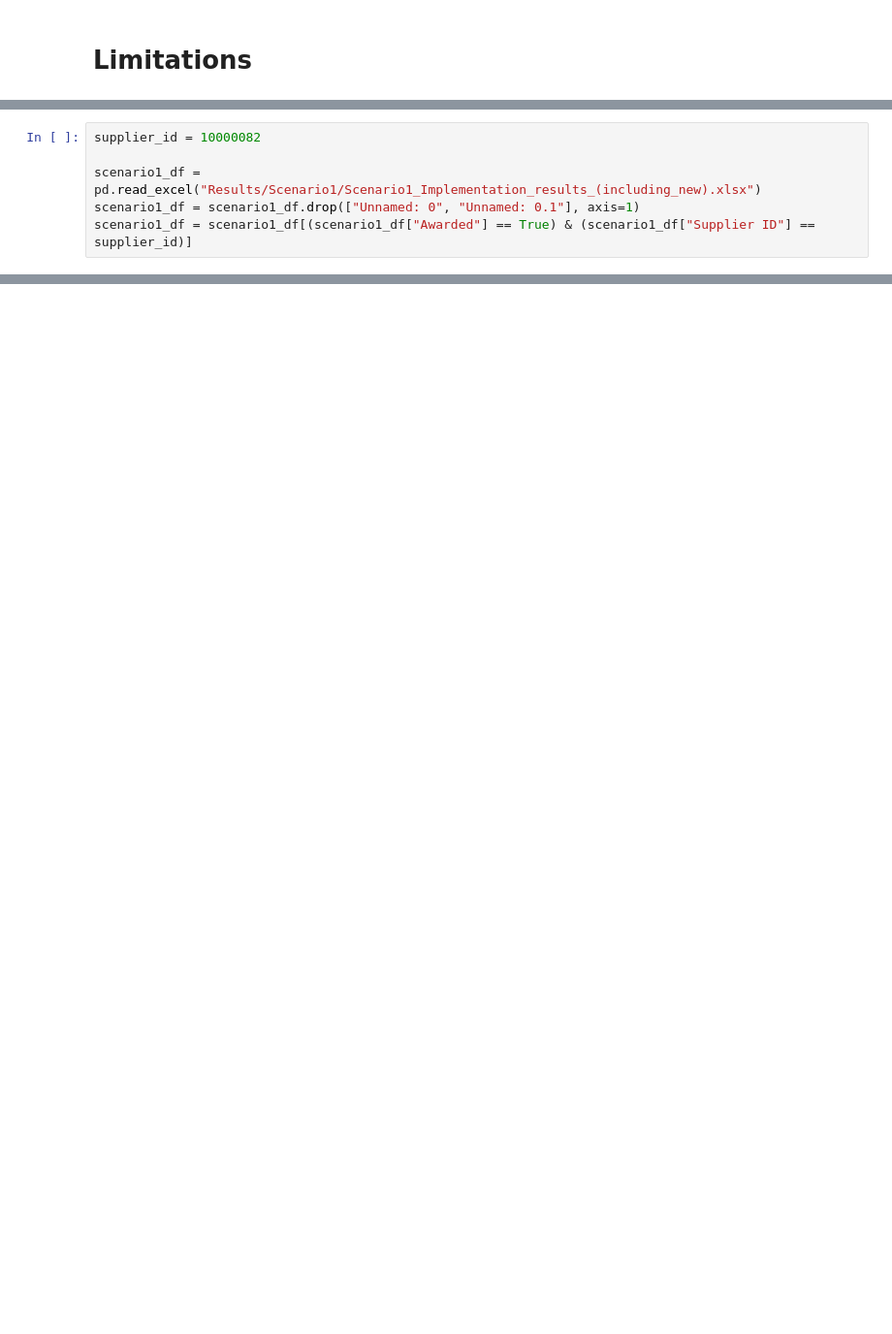
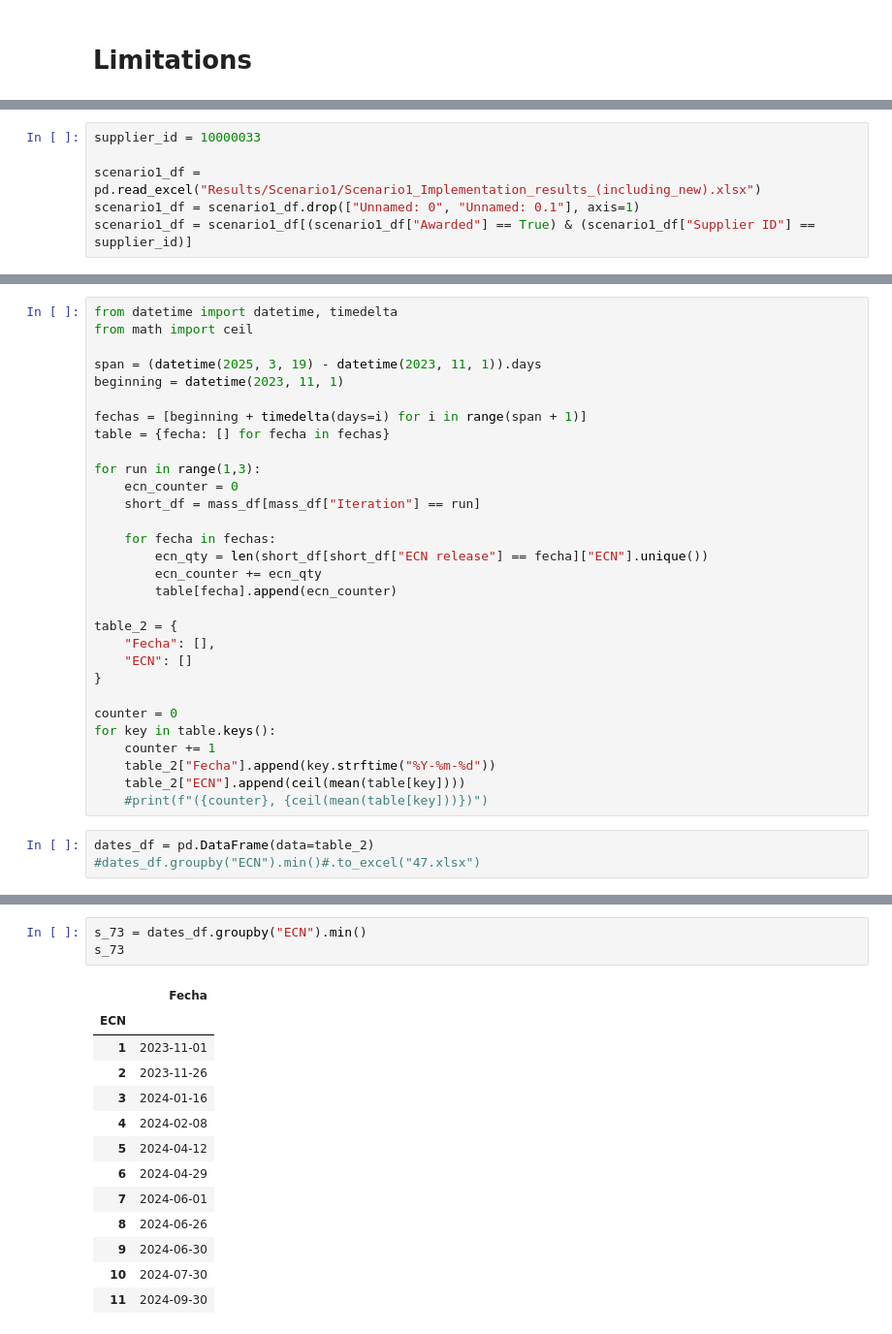
Before and after one commit to rubusarbaro/supplier-selection_fuzzy-logic_thesis, a Jupyter notebook: Calc.ipynb, the cells around one changed output, grey strips where cells are left out. Shown: that part at 97% size. Saved outputs shown, nothing was run; the diff lists cells and outputs as text; blank space fills up the shorter version.

```diff
--- a/Calc.ipynb
+++ b/Calc.ipynb
@@ -395,5 +249,5 @@ Scenario1_Implementation_results_(only_existent).xlsx
 # %%
-supplier_id = 10000082
+supplier_id = 10000033
 
 scenario1_df = pd.read_excel("Results/Scenario1/Scenario1_Implementation_results_(including_new).xlsx")
 scenario1_df = scenario1_df.drop(["Unnamed: 0", "Unnamed: 0.1"], axis=1)
@@ -475,0 +300,33 @@ plt.show()
+# %%
+from datetime import datetime, timedelta
+from math import ceil
+
+span = (datetime(2025, 3, 19) - datetime(2023, 11, 1)).days
+beginning = datetime(2023, 11, 1)
+
+fechas = [beginning + timedelta(days=i) for i in range(span + 1)]
+table = {fecha: [] for fecha in fechas}
+
+for run in range(1,3):
+    ecn_counter = 0
+    short_df = mass_df[mass_df["Iteration"] == run]
+
+    for fecha in fechas:
+        ecn_qty = len(short_df[short_df["ECN release"] == fecha]["ECN"].unique())
+        ecn_counter += ecn_qty
+        table[fecha].append(ecn_counter)
+
+table_2 = {
+    "Fecha": [],
+    "ECN": []
+}
+
+counter = 0
+for key in table.keys():
+    counter += 1
+    table_2["Fecha"].append(key.strftime("%Y-%m-%d"))
+    table_2["ECN"].append(ceil(mean(table[key])))
+    #print(f"({counter}, {ceil(mean(table[key]))})")
+# %%
+dates_df = pd.DataFrame(data=table_2)
+#dates_df.groupby("ECN").min()#.to_excel("47.xlsx")
@@ -475,0 +354,17 @@ plt.show()
+# %%
+s_73 = dates_df.groupby("ECN").min()
+s_73
+# %% [output]
+|  | Fecha |
+| ECN |  |
+| 1 | 2023-11-01 |
+| 2 | 2023-11-26 |
+| 3 | 2024-01-16 |
+| 4 | 2024-02-08 |
+| 5 | 2024-04-12 |
+| 6 | 2024-04-29 |
+| 7 | 2024-06-01 |
+| 8 | 2024-06-26 |
+| 9 | 2024-06-30 |
+| 10 | 2024-07-30 |
+| 11 | 2024-09-30 |
```
Also changed, not shown: parts of 32 cells of this notebook, 3 other files.
